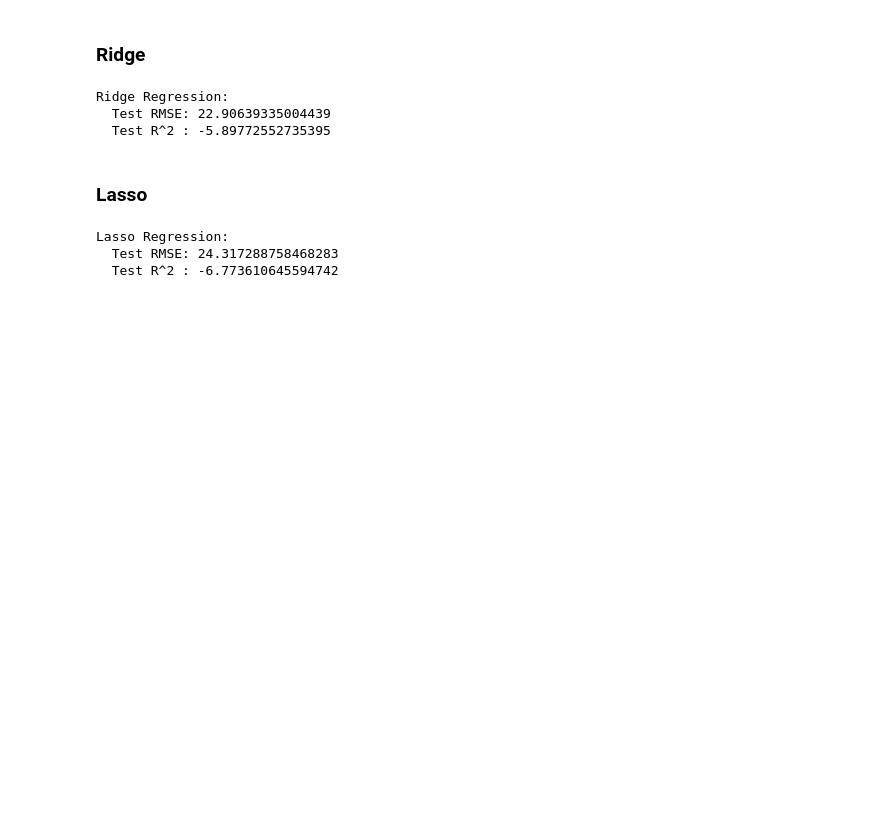
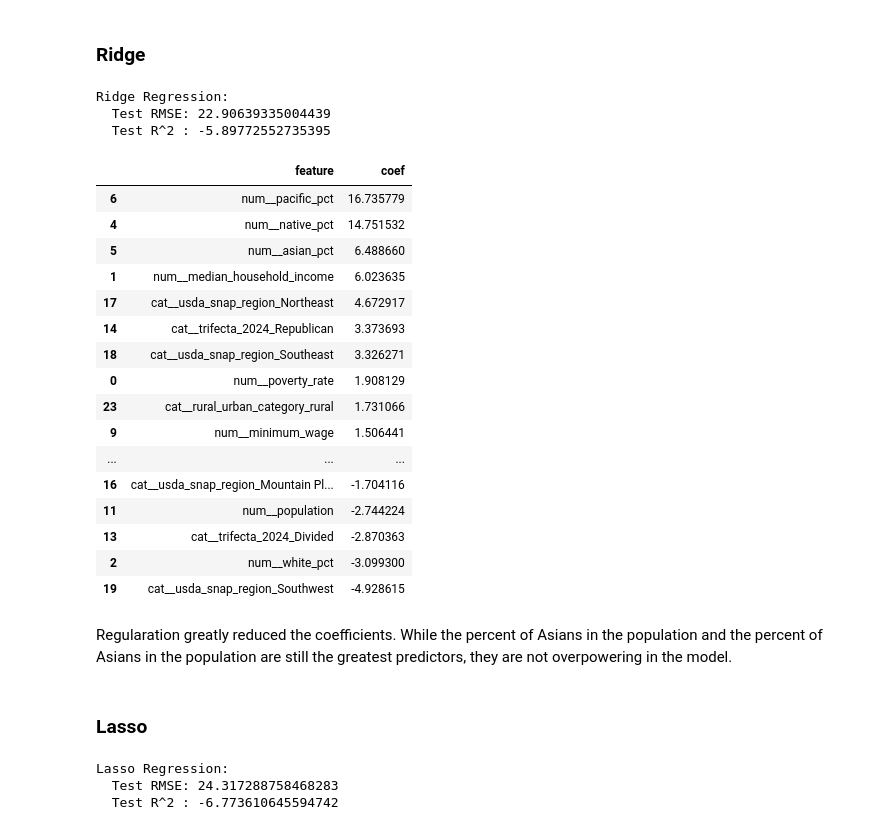
Before and after one commit to arnavjain321-prog/DS_6021_Final_Project, a Jupyter notebook: Model_ExplanationP1.ipynb, the cells around one changed output. Drawn from its saved outputs; the diff is of its cells as text; code cells hidden in the pictures; blank space fills up the shorter version.

Commit message:
added coefficients

```diff
--- a/Model_ExplanationP1.ipynb
+++ b/Model_ExplanationP1.ipynb
@@ -510,6 +527,11 @@ ridge = Pipeline(steps=[
 
 ridge.fit(X_train_reg, y_train_reg)
 
+ridge_model=ridge.named_steps['model']
+feats=ridge.named_steps['preprocess'].get_feature_names_out()
+coefs=ridge_model.coef_.ravel()
+coef_df_ridge=pd.DataFrame({"feature":feats,"coef":coefs})
+
 y_pred_test_ridge = ridge.predict(X_test_reg)
 
 ridge_rmse = np.sqrt(mean_squared_error(y_test_reg, y_pred_test_ridge))
@@ -522,3 +544,23 @@ print("  Test R^2 :", ridge_r2)
 Ridge Regression:
   Test RMSE: 22.90639335004439
   Test R^2 : -5.89772552735395
+# %%
+coef_df_ridge.sort_values(by="coef",ascending=False)
+# %% [output]
+|  | feature | coef |
+| 6 | num__pacific_pct | 16.735779 |
+| 4 | num__native_pct | 14.751532 |
+| 5 | num__asian_pct | 6.488660 |
+| 1 | num__median_household_income | 6.023635 |
+| 17 | cat__usda_snap_region_Northeast | 4.672917 |
+| 14 | cat__trifecta_2024_Republican | 3.373693 |
+| 18 | cat__usda_snap_region_Southeast | 3.326271 |
+| 0 | num__poverty_rate | 1.908129 |
+| 23 | cat__rural_urban_category_rural | 1.731066 |
+| 9 | num__minimum_wage | 1.506441 |
+| ... | ... | ... |
+| 16 | cat__usda_snap_region_Mountain Pl... | -1.704116 |
+| 11 | num__population | -2.744224 |
+| 13 | cat__trifecta_2024_Divided | -2.870363 |
+| 2 | num__white_pct | -3.099300 |
+| 19 | cat__usda_snap_region_Southwest | -4.928615 |
@@ -525,3 +572,5 @@ Ridge Regression:
+# %% [markdown]
+Regularation greatly reduced the coefficients. While the percent of Asians in the population and the percent of Asians in the population are still the greatest predictors, they are not overpowering in the model.
 # %% [markdown]
 ### Lasso
 # %%
```
Also changed, not shown: parts of 11 cells of this notebook.
